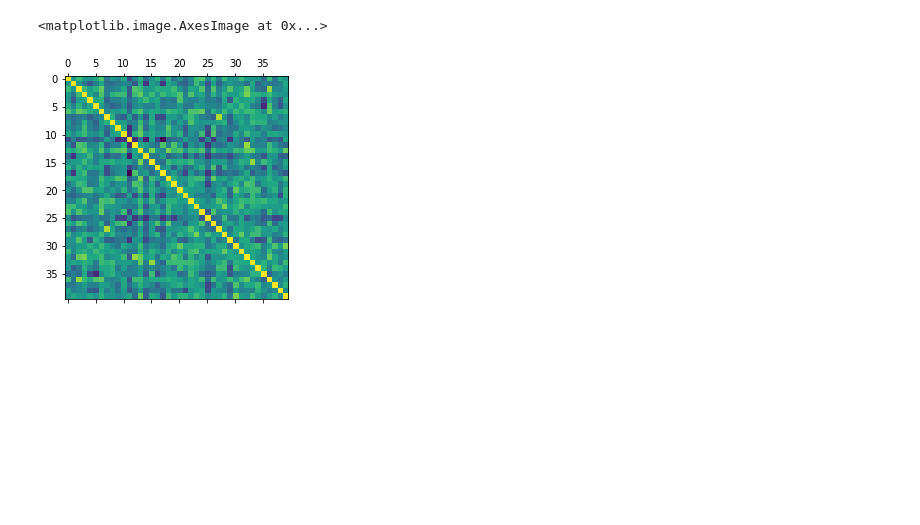
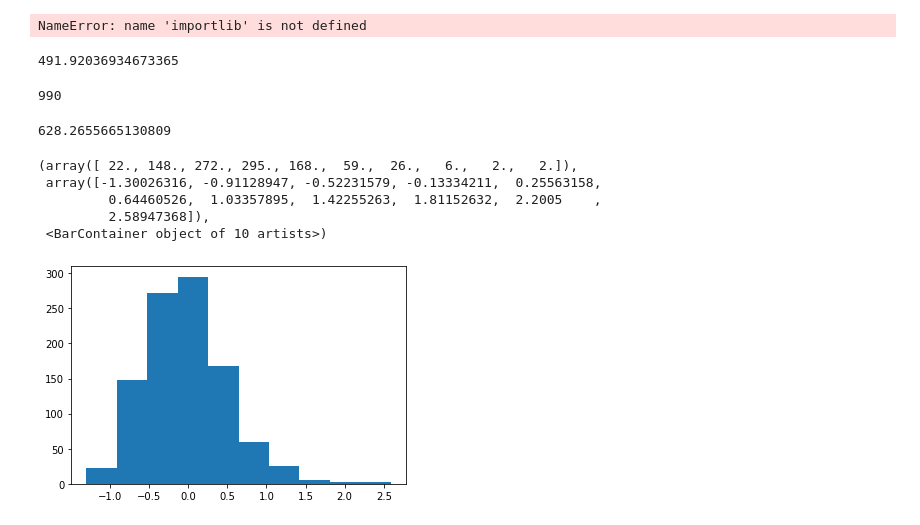
Before and after one commit to ragnarlevi/GTST, a Jupyter notebook: _Workbench/BGDegreeLabels.ipynb, the cells around one changed output. Saved outputs shown, nothing was run; the diff lists cells and outputs as text; code cells hidden in the pictures; blank space fills up the shorter version.

```diff
--- a/_Workbench/BGDegreeLabels.ipynb
+++ b/_Workbench/BGDegreeLabels.ipynb
@@ -45,27 +44,42 @@ def issymmetric(a, rtol=1e-05, atol=1e-08):
     """
     return np.allclose(a, a.T, rtol=rtol, atol=atol)
 # %%
-
+importlib.reload(sys.modules['MMDforGraphs'])
 bg1.Generate()
 bg2.Generate()
 Gs = bg1.Gs + bg2.Gs
 
+
+# Grakel kernels
+
+graph_list = gk.graph_from_networkx(Gs, node_labels_tag='label')  # Convert to graphs to Grakel format
 # kernel = [{"name": "multiscale_laplacian"}]
 # K = mg.KernelMatrix(graph_list, kernel, False)
-graph_list = gk.graph_from_networkx(Gs, node_labels_tag='label')
-# kernel = [{"name": "weisfeiler_lehman", "n_iter": 4}, {"name": "vertex_histogram"}]
+kernel = [{"name": "weisfeiler_lehman", "n_iter": 4}, {"name": "vertex_histogram"}]
+#kernel = [{"name": "WL-OA", "n_iter": 4}]
 # kernel = [{"name": "lovasz_theta", "n_samples":20}]
 #kernel = [{"name": "core_framework", "min_core": 1}, {"name":"propagation", 't_max':5, 'w':0.1, 'M':"H"}]
-#kernel = [{"name": "pyramid_match", "with_labels":True, "d":1, "L":2}]
-kernel = [{"name":'RW', 'kernel_type':'geometric', 'lamda':0.1, 'with_labels':True, 'p':3}]
-# kernel = [{"name":'odd_sth', 'h':3}]
+# kernel = [{"name": "pyramid_match", "with_labels":True, "d":1, "L":2}]
+#kernel = [{"name":'RW', 'kernel_type':'geometric', 'lamda':0.1, 'with_labels':False, 'p':3}]
+#kernel = [{"name":'odd_sth', 'h':3}]
 # kernel = [{"name": "propagation", "t_max": 4, "w":1, "M":'TV'}]
 init_kernel = gk.GraphKernel(kernel= kernel, normalize=False, n_jobs= 4)
 K = init_kernel.fit_transform(graph_list)
 
+# My kernels
+# RW kernel
+# label list for rw
+# label_list = []
+# for G in Gs:
+#     label_list.append(np.unique(list(nx.get_node_attributes(G, 'label').values())))
+
+# label_list = np.unique(np.concatenate(label_list))
+# rw_kernel = rw.RandomWalk(Gs, c = 0.1)
+# K = rw_kernel.fit_ARKL(r = 2, label_list = label_list, normalize_adj=True)
+#K = rw_kernel.fit_ARKU_plus(r = 6, normalize_adj=False)
+
 print(np.all(K == 0))
 print(K)
-
 
 
 MMD_functions = [mg.MMD_b, mg.MMD_u]
@@ -75,9 +89,37 @@ MMD_functions = [mg.MMD_b, mg.MMD_u]
 kernel_hypothesis = mg.BoostrapMethods(MMD_functions)
 function_arguments=[dict(n = bg1.n, m = bg2.n ), dict(n = bg1.n, m = bg2.n )]
 kernel_hypothesis.Bootstrap(K, function_arguments, B = 1000)
-print(kernel_hypothesis.p_values)
+
+
+# Run power
+threshold = np.quantile(kernel_hypothesis.boot_test_statistic['MMD_u'], 1-0.5)
+print(f'threshold {threshold}')
+ratio, power, V = mg.power_ratio(K, kernel_hypothesis.sample_test_statistic['MMD_u'], n_1*threshold, n_1)
+print(f'V {V}')
+print(f'ratio {ratio}')
+print(f'power {power}')
+print(f'p_value {kernel_hypothesis.p_values}')
+print(f"MMD_u {kernel_hypothesis.sample_test_statistic['MMD_u']}")
+# %% [output]
+NameError: name 'importlib' is not defined
-# %%
-plt.matshow(K)
-# %% [output]
-<matplotlib.image.AxesImage at 0x...>
-[figure, removed]
+# %%
+print(kernel_hypothesis.sample_test_statistic['MMD_u'])
+# %% [output]
+491.92036934673365
+# %%
+mg.factorial_k(11,3)
+# %% [output]
+990
+# %%
+np.sqrt(394717.6220660025)
+# %% [output]
+628.2655665130809
+# %%
+plt.hist(kernel_hypothesis.boot_test_statistic['MMD_u'])
+# %% [output]
+(array([ 22., 148., 272., 295., 168.,  59.,  26.,   6.,   2.,   2.]),
+ array([-1.30026316, -0.91128947, -0.52231579, -0.13334211,  0.25563158,
+         0.64460526,  1.03357895,  1.42255263,  1.81152632,  2.2005    ,
+         2.58947368]),
+ <BarContainer object of 10 artists>)
+[figure, added]
```
Also changed, not shown: parts of 3 cells of this notebook, 26 other files.
